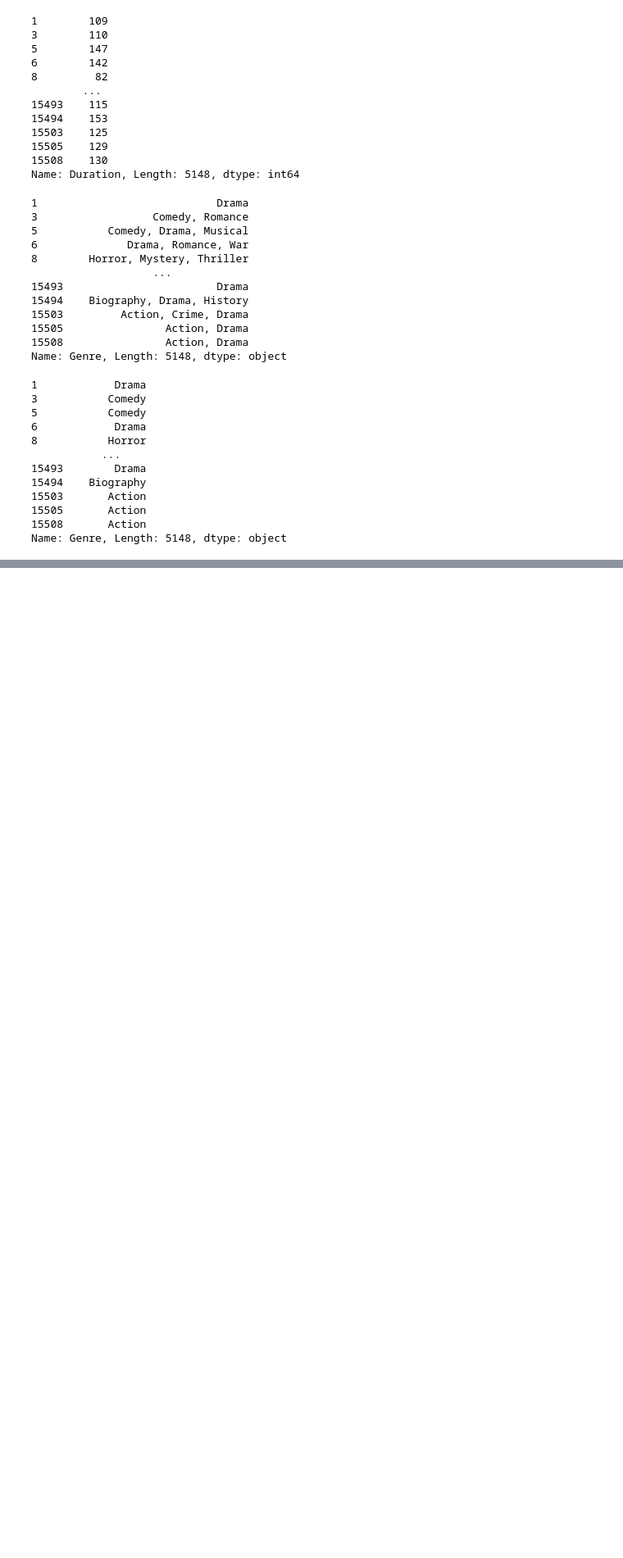
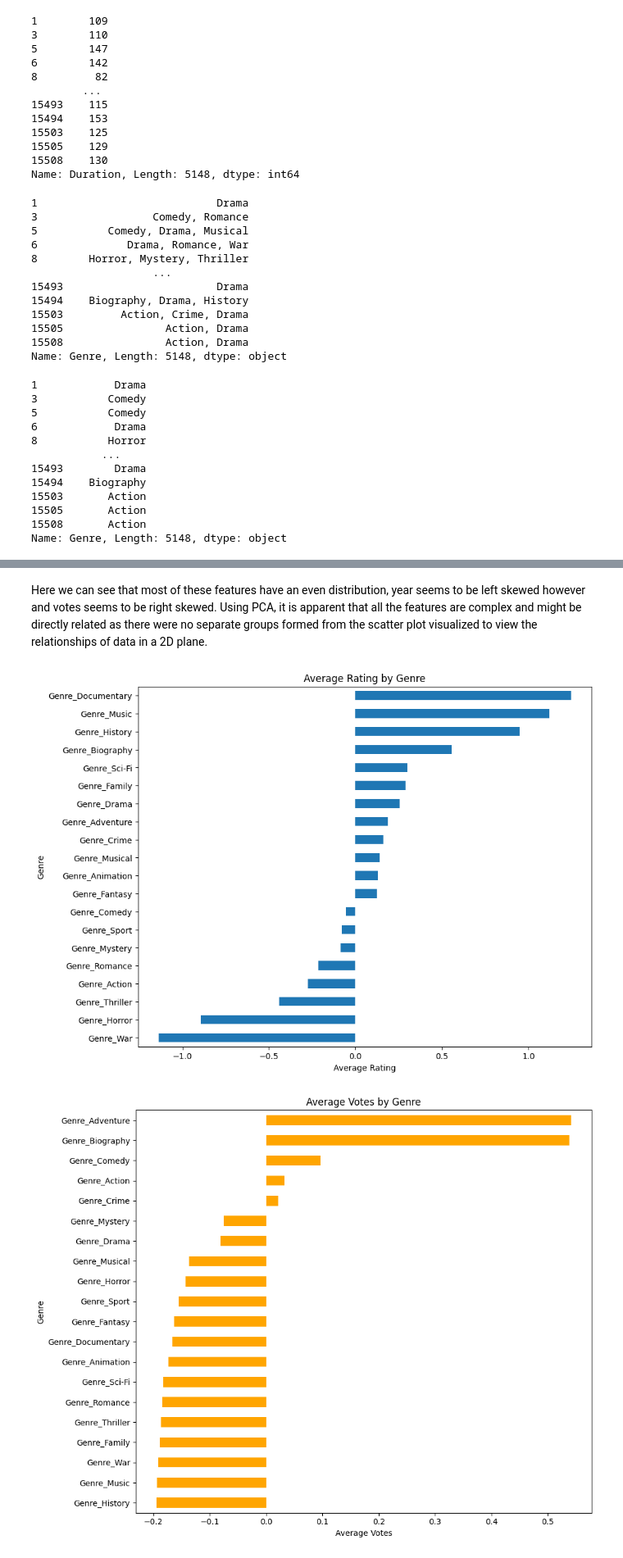
Before and after one commit to ankitajaswal/CODSOFT, a Jupyter notebook: Task 2/Testbench2.ipynb, the cells around one changed output, grey strips where cells are left out. Shown at 82% size. Saved outputs shown, nothing was run; the diff lists cells and outputs as text; code cells hidden in the pictures; blank space fills up the shorter version.

```diff
--- a/Task 2/Testbench2.ipynb
+++ b/Task 2/Testbench2.ipynb
@@ -220,0 +380,35 @@ df_clean = pd.read_csv('clean_movie_data.csv')
+# %% [markdown]
+Here we can see that most of these features have an even distribution, year seems to be left skewed however and votes seems to be right skewed. Using PCA, it is apparent that all the features are complex and might be directly related as there were no separate groups formed from the scatter plot visualized to view the relationships of data in a 2D plane.
+# %%
+# Visualization of genre and how it influces votes/rating
+genre_columns = [col for col in data_encoded.columns if col.startswith('Genre_')]
+
+# Calculate avg rating and votes per genre
+genre_avg_rating = {}
+genre_avg_votes = {}
+for genre in genre_columns:
+    genre_avg_rating[genre] = data_encoded.loc[data_encoded[genre] == 1, 'Rating'].mean()
+    genre_avg_votes[genre] = data_encoded.loc[data_encoded[genre] == 1, 'Votes'].mean()
+
+genre_rating_series = pd.Series(genre_avg_rating)
+genre_votes_series = pd.Series(genre_avg_votes)
+
+# Plotting avg rating per genre
+plt.figure(figsize=(10, 8))
+genre_rating_series.sort_values().plot(kind='barh')
+plt.title('Average Rating by Genre')
+plt.xlabel('Average Rating')
+plt.ylabel('Genre')
+
+# Plotting avg votes per genre
+plt.figure(figsize=(10, 8))
+genre_votes_series.sort_values().plot(kind='barh', color='orange')
+plt.title('Average Votes by Genre')
+plt.xlabel('Average Votes')
+plt.ylabel('Genre')
+
+plt.tight_layout()
+plt.show()
+# %% [output]
+[figure, added]
+[figure, added]
```
Also changed, not shown: parts of 12 cells of this notebook.
